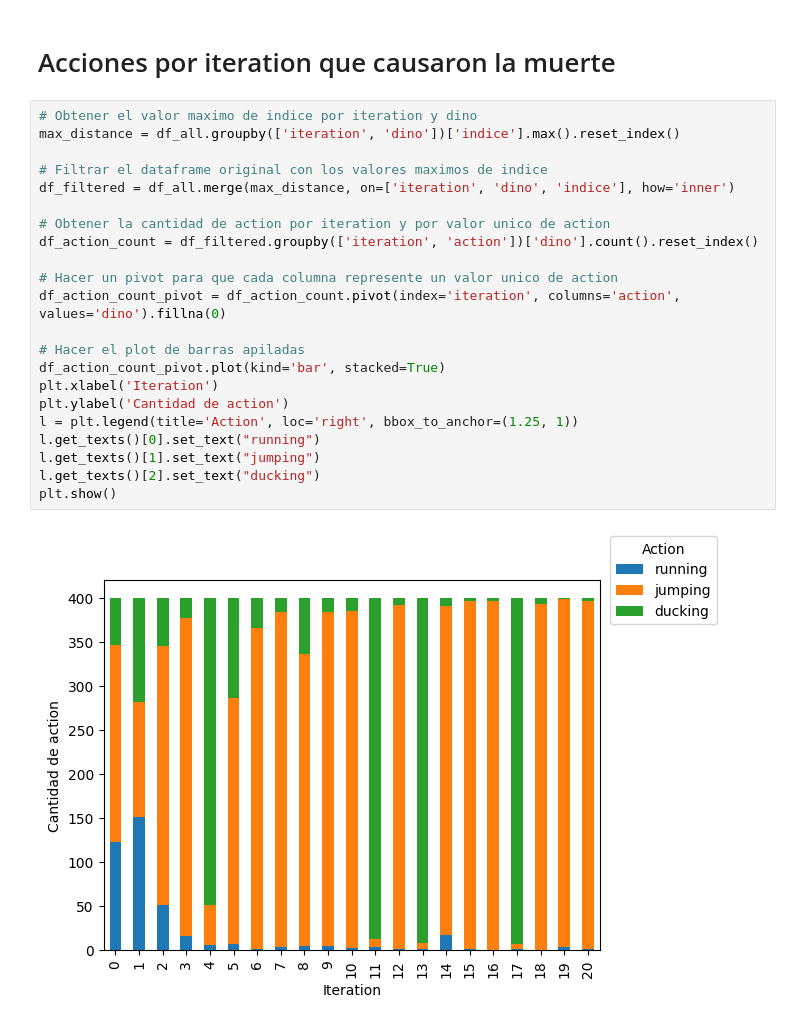
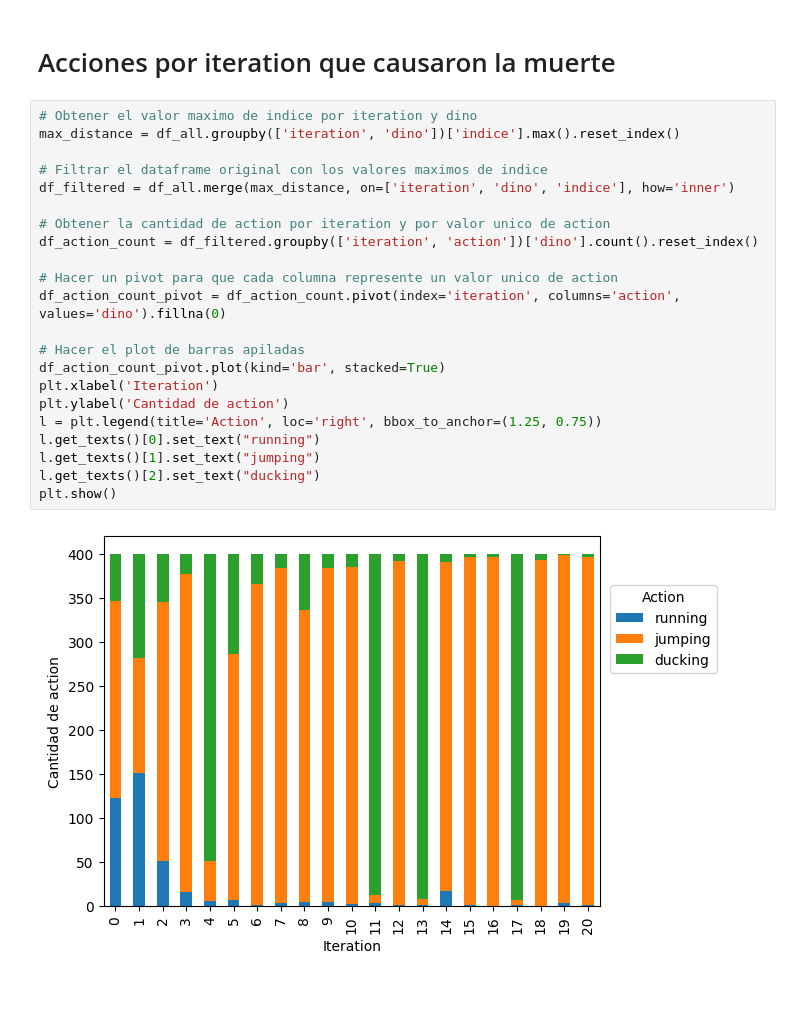
Before and after one commit to xinin/ml-dino, a Jupyter notebook: notebooks/template_dinamico_20.ipynb, the cells around one changed output. Saved outputs shown, nothing was run; the diff lists cells and outputs as text; blank space fills up the shorter version.

```diff
--- a/notebooks/template_dinamico_20.ipynb
+++ b/notebooks/template_dinamico_20.ipynb
@@ -132,24 +132,24 @@ plt.show()
 # %%
 # Obtener el valor maximo de indice por iteration y dino
 max_distance = df_all.groupby(['iteration', 'dino'])['indice'].max().reset_index()
 
 # Filtrar el dataframe original con los valores maximos de indice
 df_filtered = df_all.merge(max_distance, on=['iteration', 'dino', 'indice'], how='inner')
 
 # Obtener la cantidad de action por iteration y por valor unico de action
 df_action_count = df_filtered.groupby(['iteration', 'action'])['dino'].count().reset_index()
 
 # Hacer un pivot para que cada columna represente un valor unico de action
 df_action_count_pivot = df_action_count.pivot(index='iteration', columns='action', values='dino').fillna(0)
 
 # Hacer el plot de barras apiladas
 df_action_count_pivot.plot(kind='bar', stacked=True)
 plt.xlabel('Iteration')
 plt.ylabel('Cantidad de action')
-l = plt.legend(title='Action', loc='right', bbox_to_anchor=(1.25, 1))
+l = plt.legend(title='Action', loc='right', bbox_to_anchor=(1.25, 0.75))
 l.get_texts()[0].set_text("running")
 l.get_texts()[1].set_text("jumping")
 l.get_texts()[2].set_text("ducking")
 plt.show()
 # %% [output]
-[figure, old version]
+[figure, new version]
```
Also changed, not shown: parts of 1 cell of this notebook, 13 other files.
